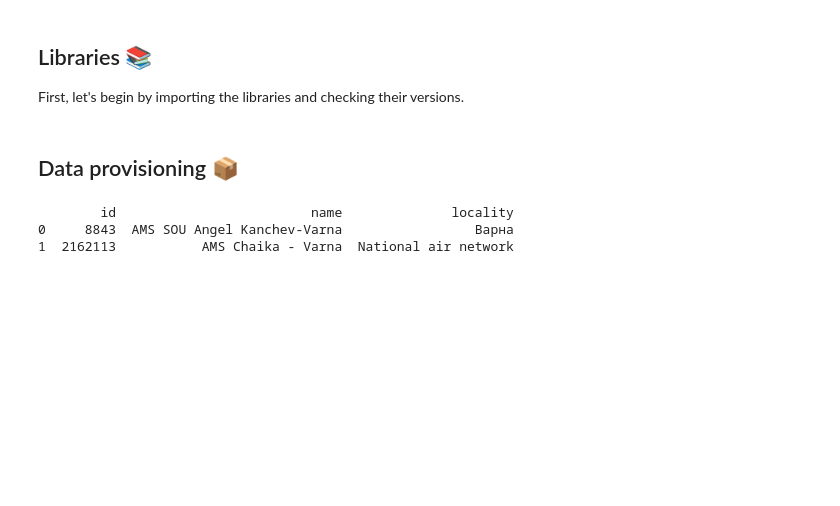
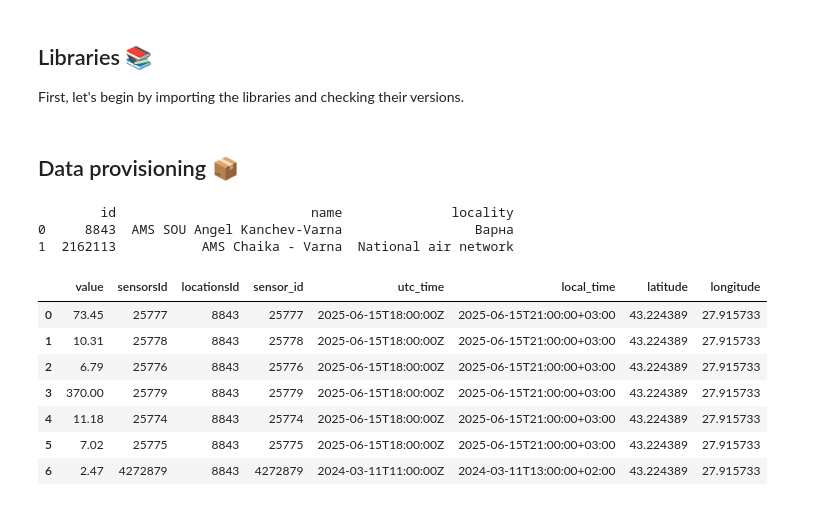
Before and after one commit to ivetkalchev/VarnaAir, a Jupyter notebook: varnaair.ipynb, the cells around one changed output. Cells and saved outputs as stored; diff of their text form; code cells hidden in the pictures; blank space fills up the shorter version.

```diff
--- a/varnaair.ipynb
+++ b/varnaair.ipynb
@@ -37,0 +35,32 @@ stations = {
+# %%
+url = "https://api.openaq.org/v3/locations/8843/latest"
+
+response = requests.get(url, headers=headers)
+response.raise_for_status()
+
+data = response.json()
+results = data.get("results", [])
+
+if results:
+    df_latest = pandas.DataFrame(results)
+
+    df_latest = df_latest.assign(
+        sensor_id=df_latest['sensorsId'],
+        utc_time=df_latest['datetime'].apply(lambda x: x['utc']),
+        local_time=df_latest['datetime'].apply(lambda x: x['local']),
+        latitude=df_latest['coordinates'].apply(lambda x: x['latitude']),
+        longitude=df_latest['coordinates'].apply(lambda x: x['longitude'])
+    ).drop(columns=['datetime', 'coordinates'])
+else:
+    df_latest = pandas.DataFrame()
+
+df_latest
+# %% [output]
+|  | value | sensorsId | locationsId | sensor_id | utc_time | local_time | latitude | longitude |
+| 0 | 73.45 | 25777 | 8843 | 25777 | 2025-06-15T18:00:00Z | 2025-06-15T21:00:00+03:00 | 43.224389 | 27.915733 |
+| 1 | 10.31 | 25778 | 8843 | 25778 | 2025-06-15T18:00:00Z | 2025-06-15T21:00:00+03:00 | 43.224389 | 27.915733 |
+| 2 | 6.79 | 25776 | 8843 | 25776 | 2025-06-15T18:00:00Z | 2025-06-15T21:00:00+03:00 | 43.224389 | 27.915733 |
+| 3 | 370.00 | 25779 | 8843 | 25779 | 2025-06-15T18:00:00Z | 2025-06-15T21:00:00+03:00 | 43.224389 | 27.915733 |
+| 4 | 11.18 | 25774 | 8843 | 25774 | 2025-06-15T18:00:00Z | 2025-06-15T21:00:00+03:00 | 43.224389 | 27.915733 |
+| 5 | 7.02 | 25775 | 8843 | 25775 | 2025-06-15T18:00:00Z | 2025-06-15T21:00:00+03:00 | 43.224389 | 27.915733 |
+| 6 | 2.47 | 4272879 | 8843 | 4272879 | 2024-03-11T11:00:00Z | 2024-03-11T13:00:00+02:00 | 43.224389 | 27.915733 |
```
Also changed, not shown: parts of 3 cells of this notebook.
